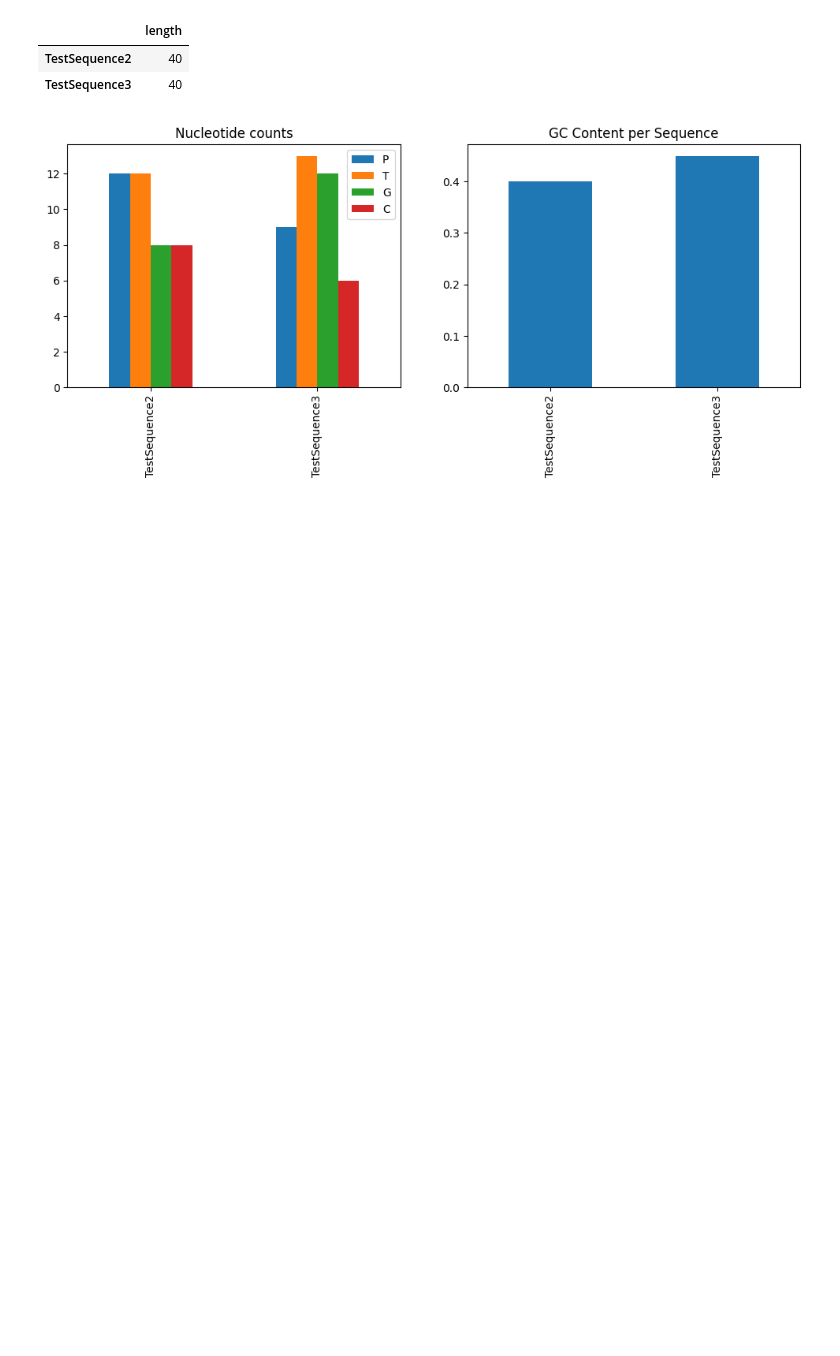
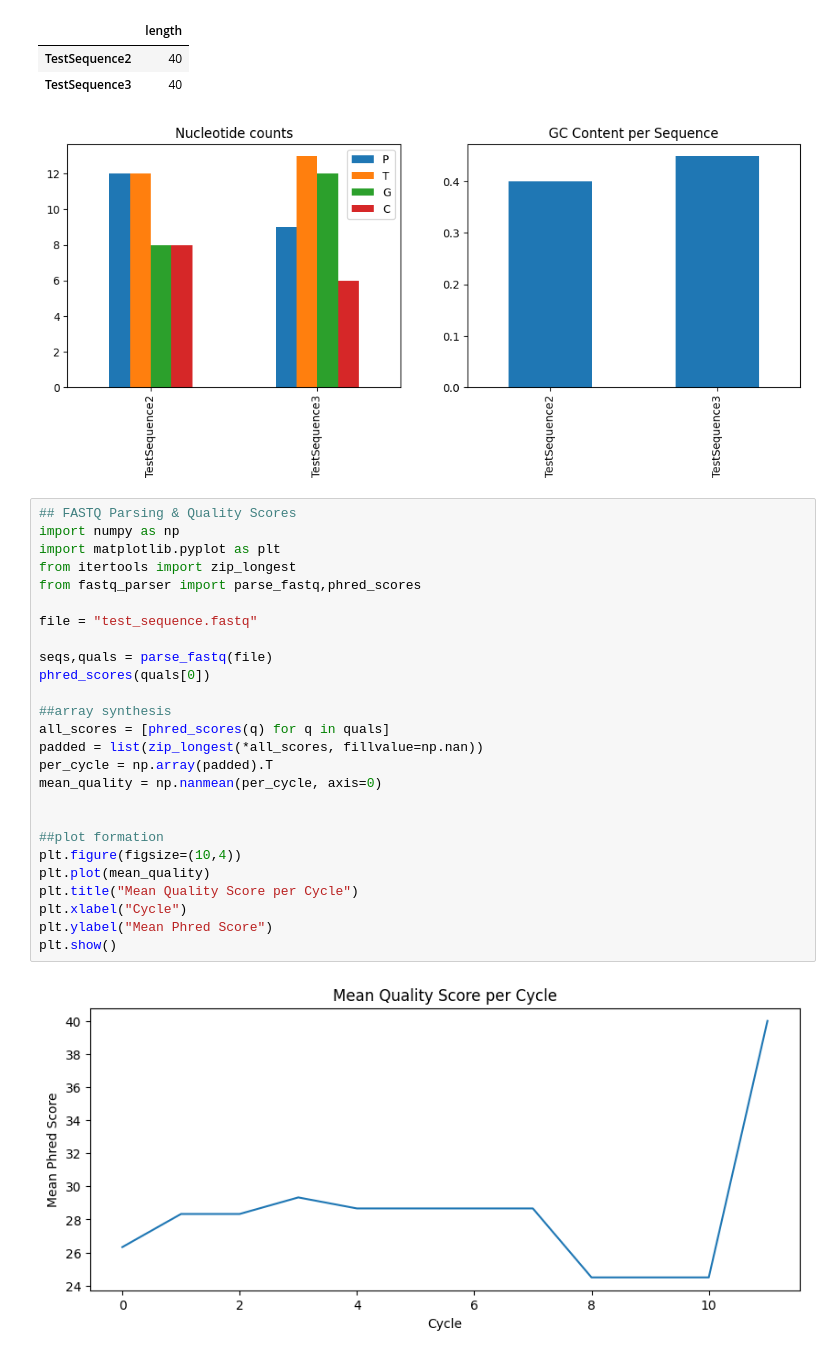
Before and after one commit to saulcombes/FASTA-tools, a Jupyter notebook: Analysis.ipynb, the cells around one changed output. Cells and saved outputs as stored; diff of their text form; blank space fills up the shorter version.

```diff
--- a/Analysis.ipynb
+++ b/Analysis.ipynb
@@ -48,3 +48,31 @@ df1
 | TestSequence2 | 40 |
 | TestSequence3 | 40 |
 [figure]
+# %%
+## FASTQ Parsing & Quality Scores
+import numpy as np
+import matplotlib.pyplot as plt
+from itertools import zip_longest
+from fastq_parser import parse_fastq,phred_scores
+
+file = "test_sequence.fastq"
+
+seqs,quals = parse_fastq(file)
+phred_scores(quals[0])
+
+##array synthesis
+all_scores = [phred_scores(q) for q in quals]
+padded = list(zip_longest(*all_scores, fillvalue=np.nan))
+per_cycle = np.array(padded).T
+mean_quality = np.nanmean(per_cycle, axis=0)
+
+
+##plot formation
+plt.figure(figsize=(10,4))
+plt.plot(mean_quality)
+plt.title("Mean Quality Score per Cycle")
+plt.xlabel("Cycle")
+plt.ylabel("Mean Phred Score")
+plt.show()
+# %% [output]
+[figure, added]
```
